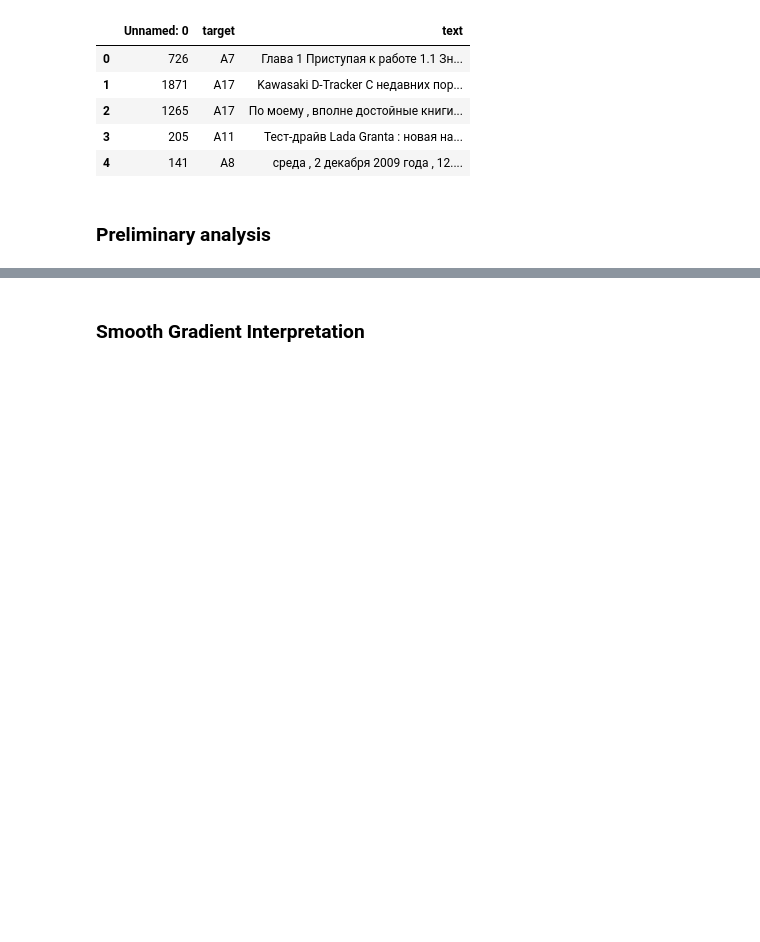
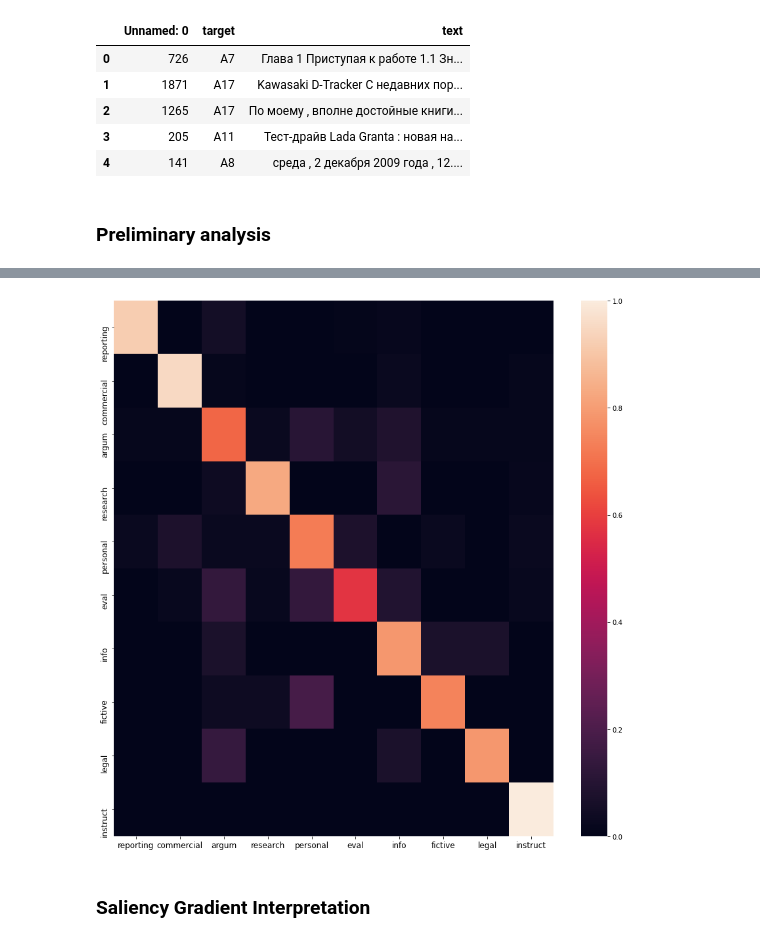
Before and after one commit to MikeLepekhin/Non-thematic-Text-Classification, a Jupyter notebook: code/allennlp/allennlp_ru_interpretation.ipynb, the cells around one changed output, grey strips where cells are left out. Drawn from its saved outputs; the diff is of its cells as text; code cells hidden in the pictures; blank space fills up the shorter version.

Commit message:
interpretation code was added

```diff
--- a/code/allennlp/allennlp_ru_interpretation.ipynb
+++ b/code/allennlp/allennlp_ru_interpretation.ipynb
@@ -266,4 +214,4 @@ print(cuda_device)
 # %%
-model = build_model(vocab).cuda(cuda_device)
+model = build_model(vocab)
 # %% [output]
 Building the model
@@ -271,6 +218,10 @@ Building the model
 # %%
-model.load_state_dict(torch.load(BEST_MODEL, map_location=f'cuda:{cuda_device}'))
+model.load_state_dict(torch.load(BEST_MODEL))
 # %% [output]
 <All keys matched successfully>
 # %% [markdown]
 ### Data loading
+# %%
+id_to_label = vocab.get_index_to_token_vocabulary('labels')
+print(id_to_label)
+print(id_to_label.values())
@@ -347,2 +301,21 @@ accuracy 0.16113744075829384
+# %%
+from sklearn.metrics import confusion_matrix
+import seaborn as sns
+from matplotlib import pyplot as plt
+
+def plot_confusion_matrix(y_model, y_true):
+    plt.figure(figsize=(15, 15))
+    labels_list = list(id_to_label.values())
+    cm = confusion_matrix(y_model, y_true, labels=labels_list)
+    sums = np.sum(cm, axis=1)
+    normed_cm = (cm.T / sums).T
+    sns.heatmap(normed_cm)
+    labels_descr = [label_description[label] for label in id_to_label.values()]
+    plt.xticks(0.5 + np.arange(len(labels_list)), labels=labels_descr, fontsize=12)
+    plt.yticks(0.5 + np.arange(len(labels_list)), labels=labels_descr, fontsize=12)
+# %%
+plot_confusion_matrix(predicted_classes, true_classes)
+# %% [output]
+[figure, added]
 # %% [markdown]
-### Smooth Gradient Interpretation
+### Saliency Gradient Interpretation
```
Also changed, not shown: parts of 17 cells of this notebook, 2 other files.
